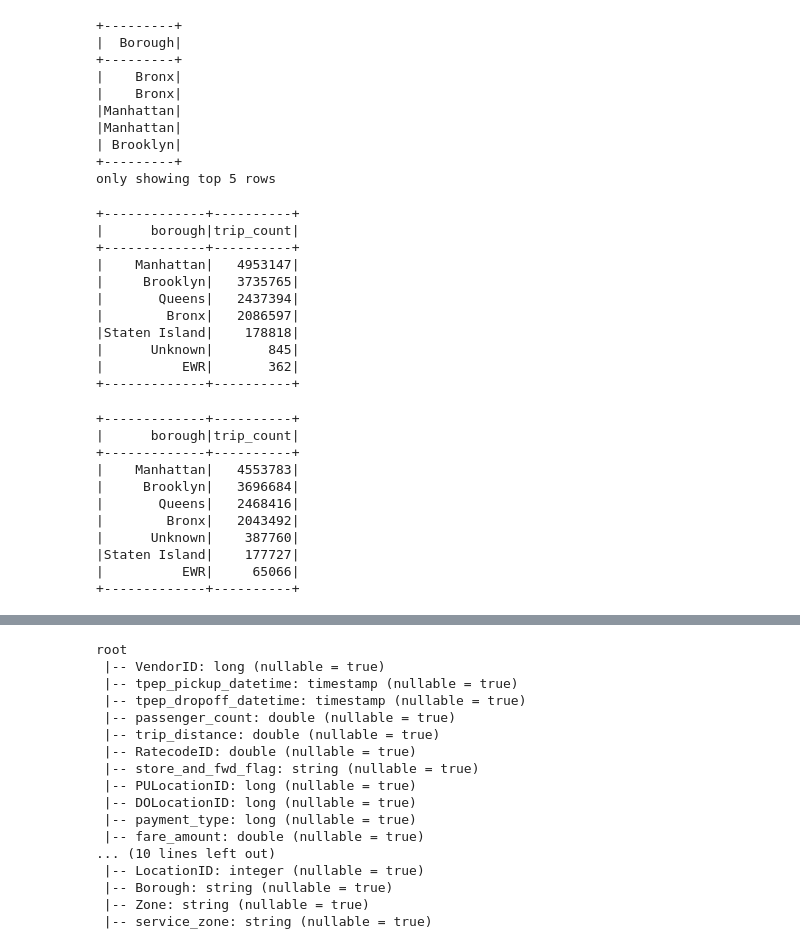
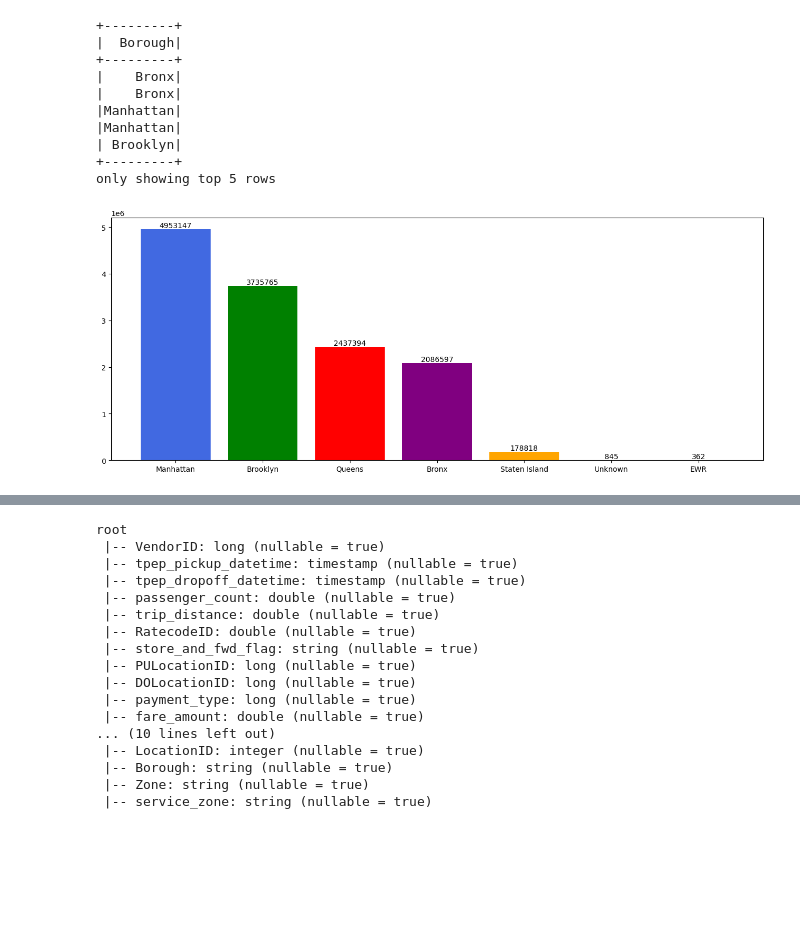
Before and after one commit to OwenKimcertified/spark-ML-project, a Jupyter notebook: EDA_TLC_TRIP_DATA.ipynb, the cells around one changed output, grey strips where cells are left out. Cells and saved outputs as stored; diff of their text form; code cells hidden in the pictures; blank space fills up the shorter version.

```diff
--- a/EDA_TLC_TRIP_DATA.ipynb
+++ b/EDA_TLC_TRIP_DATA.ipynb
@@ -184,42 +190,33 @@ only showing top 5 rows
 # %%
 # 승차
 
-ss.sql('select borough, count(*) as trip_count\
-        from (select region_dataset.Borough as borough\
-              from mobility_dataset \
-              join region_dataset on mobility_dataset.PULocationID = region_dataset.LocationID)\
-        group by borough\
-        order by trip_count desc').show(10)
+region_count = ss.sql('select borough, count(*) as trip_count\
+                       from (select region_dataset.Borough as borough\
+                       from mobility_dataset \
+                       join region_dataset on mobility_dataset.PULocationID = region_dataset.LocationID)\
+                       group by borough\
+                       order by trip_count desc')
-# %% [output]
-+-------------+----------+
-|      borough|trip_count|
-+-------------+----------+
-|    Manhattan|   4953147|
-|     Brooklyn|   3735765|
-|       Queens|   2437394|
-|        Bronx|   2086597|
-|Staten Island|    178818|
-|      Unknown|       845|
-|          EWR|       362|
-+-------------+----------+
+# %%
+pd_region_count = region_count.toPandas()
+# %%
+fig, ax = plt.subplots(figsize=(16, 6))
+colors = ['royalblue', 'green', 'red', 'purple', 'orange']
+ax.bar(pd_region_count['borough'], pd_region_count['trip_count'], color = colors)
+
+for i, v in enumerate(pd_region_count['trip_count']):
+    ax.text(i, v, str(v), ha = 'center', va = 'bottom')
+
+ax.set_xticklabels(pd_region_count['borough'], rotation = 0)
+
+plt.show()
+# %% [output]
+[figure, added]
 # %%
 # 하차
 
-ss.sql('select borough, count(*) as trip_count\
-        from (select region_dataset.Borough as borough\
-              from mobility_dataset \
-              join region_dataset on mobility_dataset.DOLocationID = region_dataset.LocationID)\
-        group by borough\
-        order by trip_count desc').show(10)
+drop = ss.sql('select borough, count(*) as trip_count\
+               from (select region_dataset.Borough as borough\
+               from mobility_dataset \
+               join region_dataset on mobility_dataset.DOLocationID = region_dataset.LocationID)\
+               group by borough\
+               order by trip_count desc')
-# %% [output]
-+-------------+----------+
-|      borough|trip_count|
-+-------------+----------+
-|    Manhattan|   4553783|
-|     Brooklyn|   3696684|
-|       Queens|   2468416|
-|        Bronx|   2043492|
-|      Unknown|    387760|
-|Staten Island|    177727|
-|          EWR|     65066|
-+-------------+----------+
```
Also changed, not shown: parts of 26 cells of this notebook.
